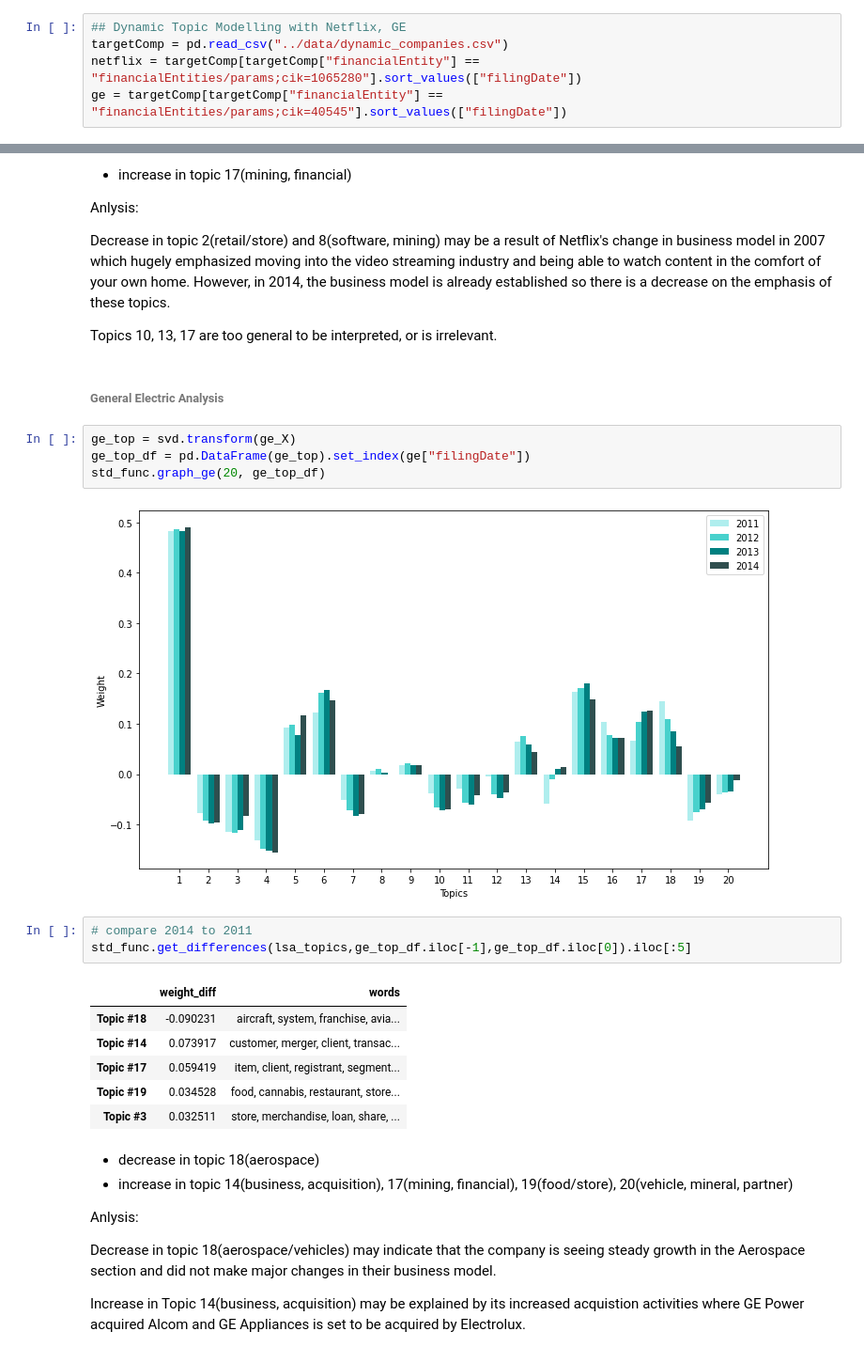
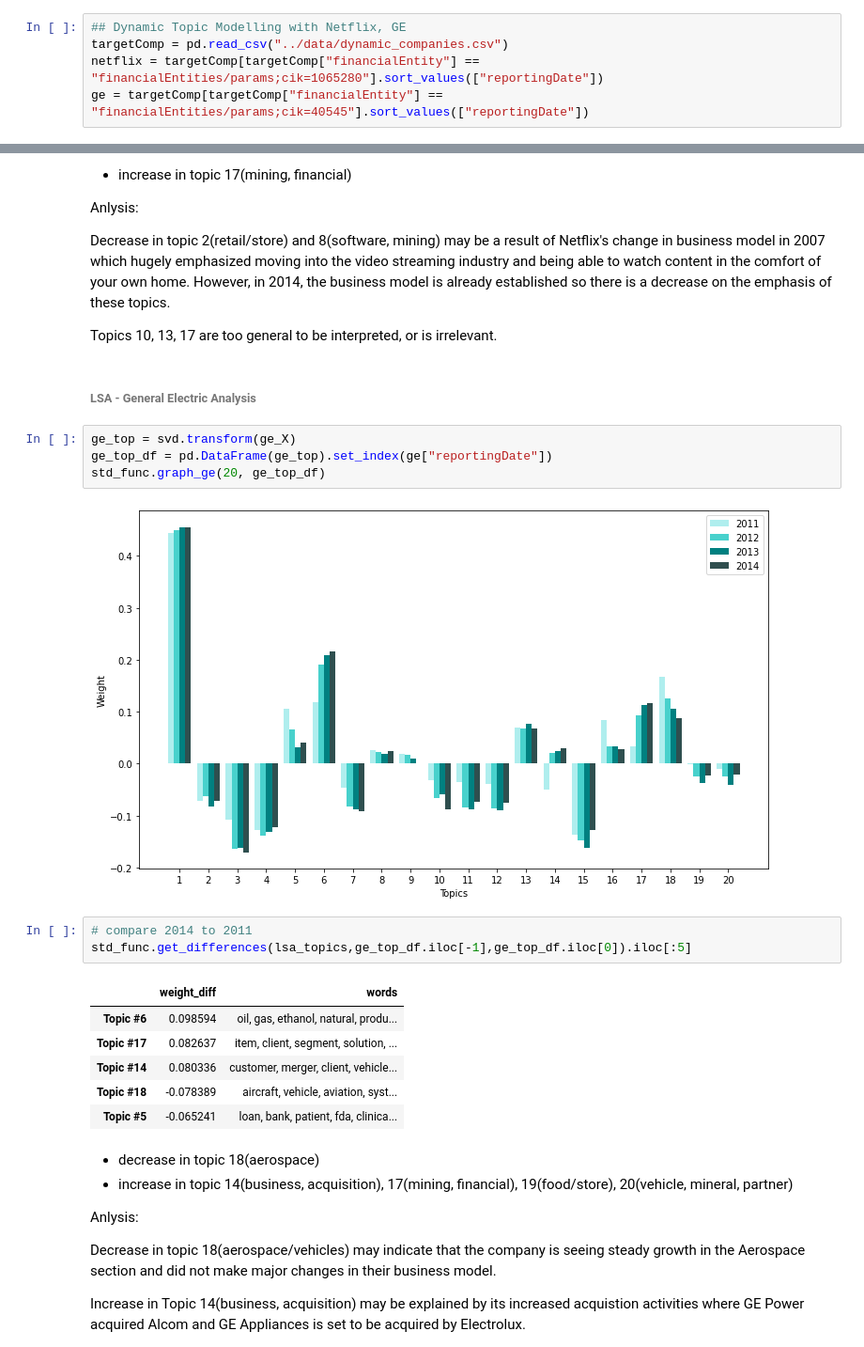
Before and after one commit to richardye101/ubineer_nlp_research, a Jupyter notebook: content/mary/Report_Topic_Modelling.ipynb, the cells around one changed output, grey strips where cells are left out. Shown at 94% size. Drawn from its saved outputs; the diff is of its cells as text.

```diff
--- a/content/mary/Report_Topic_Modelling.ipynb
+++ b/content/mary/Report_Topic_Modelling.ipynb
@@ -40,7 +31,7 @@ In the history of the business, GE suffered through the financial crisis in 2008
 # %%
 ## Dynamic Topic Modelling with Netflix, GE
 targetComp = pd.read_csv("../data/dynamic_companies.csv")
-netflix = targetComp[targetComp["financialEntity"] == "financialEntities/params;cik=1065280"].sort_values(["filingDate"])
-ge = targetComp[targetComp["financialEntity"] == "financialEntities/params;cik=40545"].sort_values(["filingDate"])
+netflix = targetComp[targetComp["financialEntity"] == "financialEntities/params;cik=1065280"].sort_values(["reportingDate"])
+ge = targetComp[targetComp["financialEntity"] == "financialEntities/params;cik=40545"].sort_values(["reportingDate"])
 # %% [markdown]
 ##### Non-Negative Matrix Factorization
@@ -199,23 +193,23 @@ Decrease in topic 2(retail/store) and 8(software, mining) may be a result of Net
 
 Topics 10, 13, 17 are too general to be interpreted, or is irrelevant.
 # %% [markdown]
-###### General Electric Analysis
+###### LSA - General Electric Analysis
 # %%
 ge_top = svd.transform(ge_X)
-ge_top_df = pd.DataFrame(ge_top).set_index(ge["filingDate"])
+ge_top_df = pd.DataFrame(ge_top).set_index(ge["reportingDate"])
 std_func.graph_ge(20, ge_top_df)
 # %% [output]
-[figure, old version]
+[figure, new version]
 # %%
 # compare 2014 to 2011
 std_func.get_differences(lsa_topics,ge_top_df.iloc[-1],ge_top_df.iloc[0]).iloc[:5]
 # %% [output]
 |  | weight_diff | words |
-| Topic #18 | -0.090231 | aircraft, system, franchise, avia... |
-| Topic #14 | 0.073917 | customer, merger, client, transac... |
-| Topic #17 | 0.059419 | item, client, registrant, segment... |
-| Topic #19 | 0.034528 | food, cannabis, restaurant, store... |
-| Topic #3 | 0.032511 | store, merchandise, loan, share, ... |
+| Topic #6 | 0.098594 | oil, gas, ethanol, natural, produ... |
+| Topic #17 | 0.082637 | item, client, segment, solution, ... |
+| Topic #14 | 0.080336 | customer, merger, client, vehicle... |
+| Topic #18 | -0.078389 | aircraft, vehicle, aviation, syst... |
+| Topic #5 | -0.065241 | loan, bank, patient, fda, clinica... |
 # %% [markdown]
 - decrease in topic 18(aerospace)
 - increase in topic 14(business, acquisition), 17(mining, financial), 19(food/store), 20(vehicle, mineral, partner)
```
Also changed, not shown: parts of 28 cells of this notebook, 3 other files.
